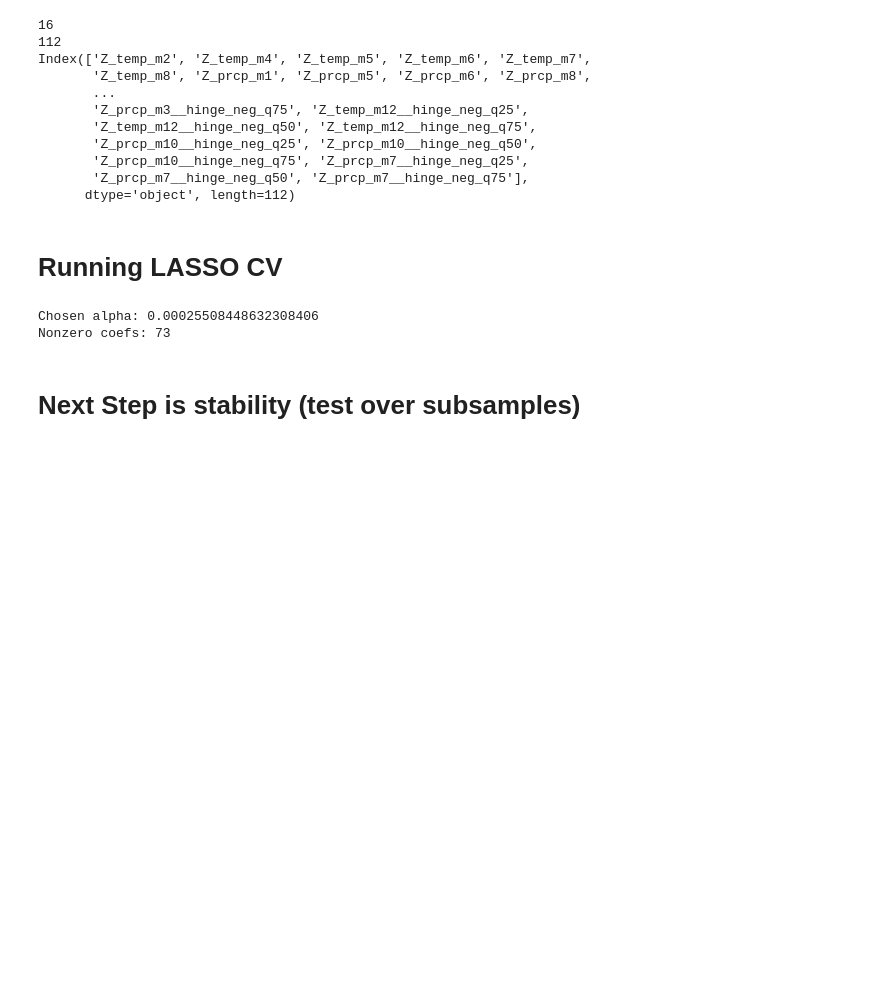
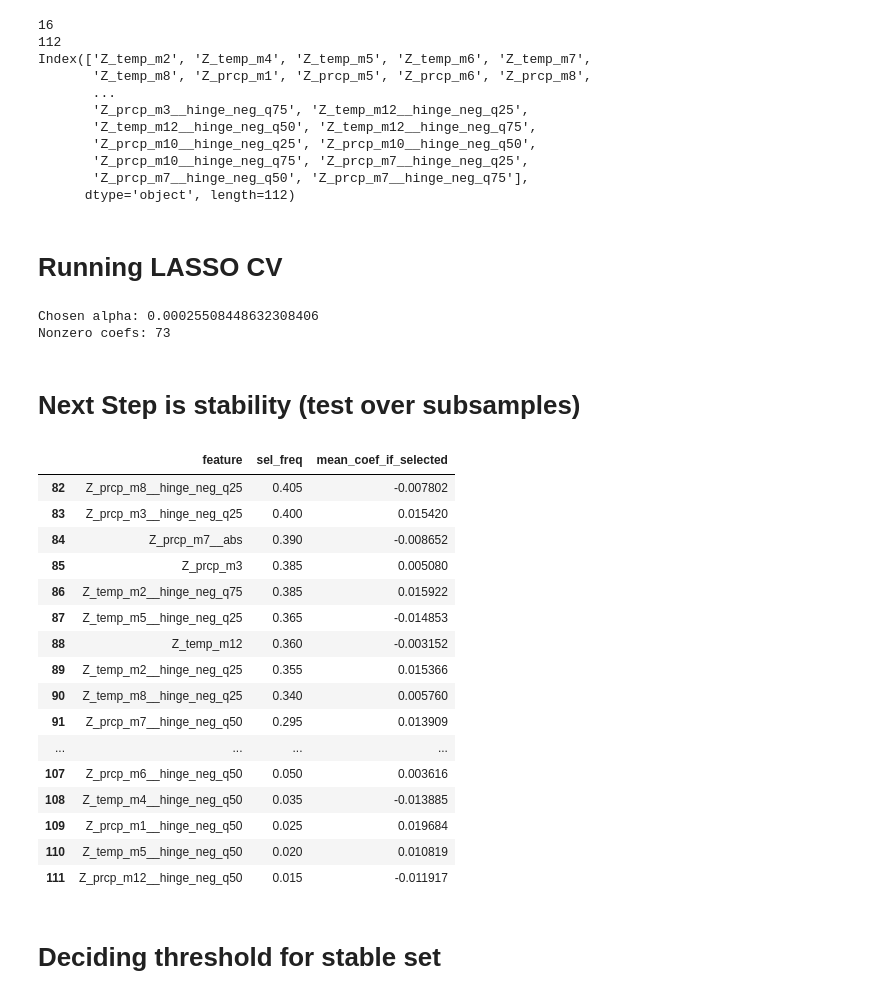
Before and after one commit to adrymmm/iv_weather_yields_selection, a Jupyter notebook: nonlinear_search.ipynb, the cells around one changed output. Drawn from its saved outputs; the diff is of its cells as text; code cells hidden in the pictures; blank space fills up the shorter version.

Commit message:
Ran stability test on candidate IV set. Filtered by a threshold and further pruned IV set with stricter restrictions. Ran FE regression with Wald tests on pruned set

```diff
--- a/nonlinear_search.ipynb
+++ b/nonlinear_search.ipynb
@@ -151,3 +172,81 @@ Chosen alpha: 0.00025508448632308406
 Nonzero coefs: 73
 # %% [markdown]
 # Next Step is stability (test over subsamples)
+# %%
+X_all = X_nonlinear.values
+y_all = y_dm.values
+feature_names = X_nonlinear.columns.to_numpy()
+
+# Extracting alpha chosen by LassoCV
+alpha = float(lasso_cv.alpha_)
+
+# Resampling entities
+entities = X_nonlinear.index.get_level_values("entity_id").to_numpy()
+unique_entities = np.unique(entities)
+
+# No. sample runs
+B = 200
+# Fraction of entities per run
+frac = 0.7
+# Seeding
+rng = np.random.default_rng(0)
+
+sel_counts = np.zeros(X_all.shape[1], dtype=int)
+coef_sums = np.zeros(X_all.shape[1], dtype=float)
+
+for b in range(B):
+    # sample entities with replacement, then keep all their rows
+    m = int(np.ceil(frac * len(unique_entities)))
+    sampled_ents = rng.choice(unique_entities, size=m, replace=True)
+
+    mask = np.isin(entities, sampled_ents)
+    X_b = X_all[mask]
+    y_b = y_all[mask]
+
+    # Fitting LASSO at fixed alpha
+    model = Lasso(alpha=alpha, max_iter=20000, random_state=0)
+    model.fit(X_b, y_b)
+
+    nz = model.coef_ != 0
+    sel_counts[nz] += 1
+    coef_sums[nz] += model.coef_[nz]
+
+# Selection frequencies + mean coef conditional on selection
+sel_freq = sel_counts / B
+mean_coef = np.zeros_like(coef_sums)
+nonzero_mask = sel_counts > 0
+mean_coef[nonzero_mask] = coef_sums[nonzero_mask] / sel_counts[nonzero_mask]
+
+stable_cand = (
+    pd.DataFrame(
+        {
+            "feature": feature_names,
+            "sel_freq": sel_freq,
+            "mean_coef_if_selected": mean_coef,
+        }
+    )
+    .sort_values(["sel_freq", "feature"], ascending=[False, True])
+    .reset_index(drop=True)
+)
+
+stable_cand.head(30)
+# %% [output]
+|  | feature | sel_freq | mean_coef_if_selected |
+| 82 | Z_prcp_m8__hinge_neg_q25 | 0.405 | -0.007802 |
+| 83 | Z_prcp_m3__hinge_neg_q25 | 0.400 | 0.015420 |
+| 84 | Z_prcp_m7__abs | 0.390 | -0.008652 |
+| 85 | Z_prcp_m3 | 0.385 | 0.005080 |
+| 86 | Z_temp_m2__hinge_neg_q75 | 0.385 | 0.015922 |
+| 87 | Z_temp_m5__hinge_neg_q25 | 0.365 | -0.014853 |
+| 88 | Z_temp_m12 | 0.360 | -0.003152 |
+| 89 | Z_temp_m2__hinge_neg_q25 | 0.355 | 0.015366 |
+| 90 | Z_temp_m8__hinge_neg_q25 | 0.340 | 0.005760 |
+| 91 | Z_prcp_m7__hinge_neg_q50 | 0.295 | 0.013909 |
+| ... | ... | ... | ... |
+| 107 | Z_prcp_m6__hinge_neg_q50 | 0.050 | 0.003616 |
+| 108 | Z_temp_m4__hinge_neg_q50 | 0.035 | -0.013885 |
+| 109 | Z_prcp_m1__hinge_neg_q50 | 0.025 | 0.019684 |
+| 110 | Z_temp_m5__hinge_neg_q50 | 0.020 | 0.010819 |
+| 111 | Z_prcp_m12__hinge_neg_q50 | 0.015 | -0.011917 |
+# %% [markdown]
+# Deciding threshold for stable set
```
Also changed, not shown: parts of 10 cells of this notebook.
